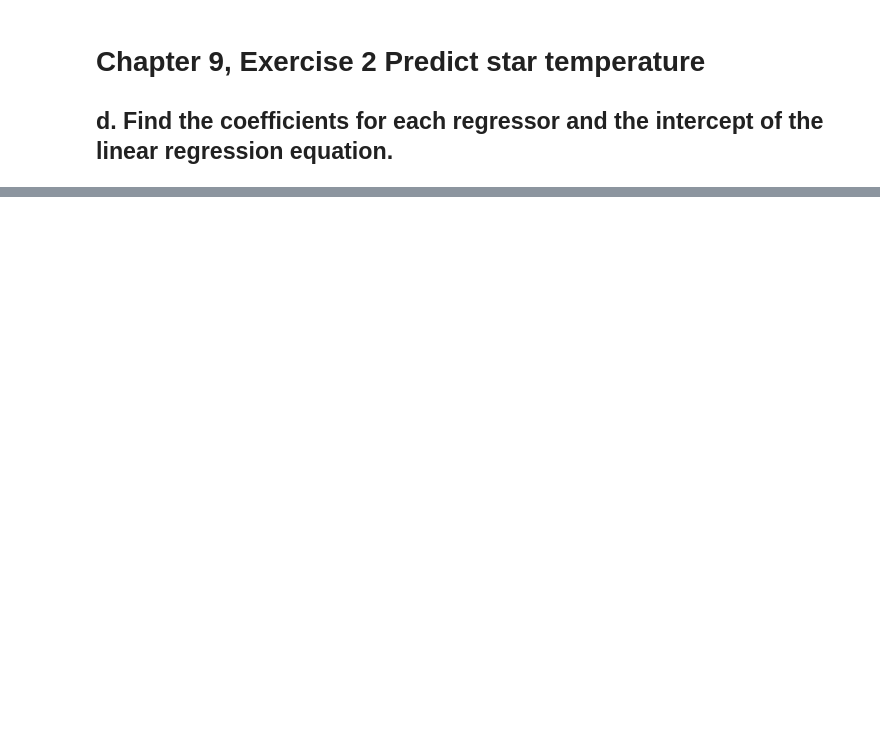
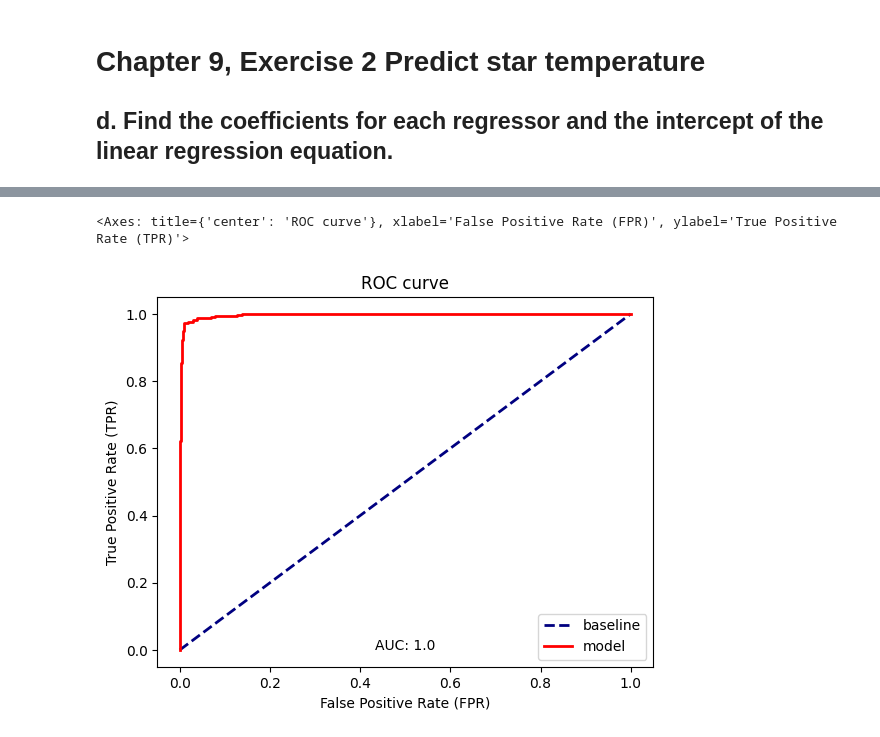
Before and after one commit to gabriel-joseph/data_science_portfolio, a Jupyter notebook: week10_eda/week9_10_vance_g.ipynb, the cells around one changed output, grey strips where cells are left out. Cells and saved outputs as stored; diff of their text form; code cells hidden in the pictures; blank space fills up the shorter version.

```diff
--- a/week10_eda/week9_10_vance_g.ipynb
+++ b/week10_eda/week9_10_vance_g.ipynb
@@ -130,0 +236,16 @@ linreg.fit(X_train, y_train)
+# %%
+
+planets_df = pd.read_csv("planets.csv")
+# Drop rows with missing values in required columns
+planets_clean = planets_df.dropna(subset=['eccentricity', 'semimajoraxis', 'mass', 'period'])
+
+# Create target: 1 if period < 365.25 (shorter year than Earth), else 0
+planets_clean['shorter_year'] = (planets_clean['period'] < 365.25).astype(int)
+
+# Select features and target
+X_planets = planets_clean[['eccentricity', 'semimajoraxis', 'mass']]
+y_planets = planets_clean['shorter_year']
+
+# Build and fit logistic regression model
+logreg = LogisticRegression(max_iter=1000)
+logreg.fit(X_planets, y_planets)
@@ -130,0 +291,10 @@ linreg.fit(X_train, y_train)
+# %%
+
+# Plot the ROC curve for the logistic regression model
+y_probs = logreg.predict_proba(X_planets)[:, 1]
+
+# Now plot ROC using true labels and predicted probabilities
+plot_roc(y_planets, y_probs)
+# %% [output]
+<Axes: title={'center': 'ROC curve'}, xlabel='False Positive Rate (FPR)', ylabel='True Positive Rate (TPR)'>
+[figure, added]
```
Also changed, not shown: parts of 19 cells of this notebook.
